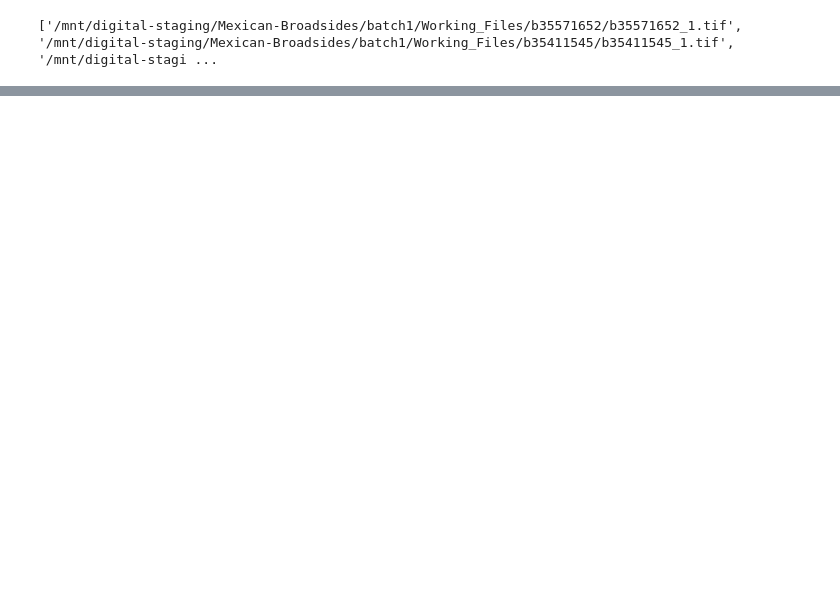
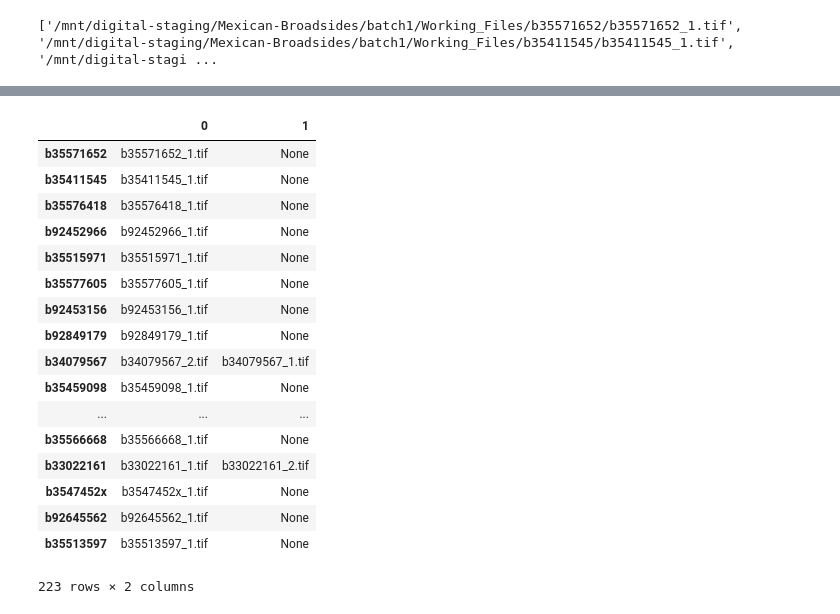
Before and after one commit to remerjohnson/broadsides-exploration, a Jupyter notebook: mexican_broadsides_data_analysis.ipynb, the cells around one changed output, grey strips where cells are left out. Cells and saved outputs as stored; diff of their text form; code cells hidden in the pictures; blank space fills up the shorter version.

```diff
--- a/mexican_broadsides_data_analysis.ipynb
+++ b/mexican_broadsides_data_analysis.ipynb
@@ -133,0 +158,21 @@ print(glob_list[0:25])
+# %%
+df_files
+# %% [output]
+|  | 0 | 1 |
+| b35571652 | b35571652_1.tif | None |
+| b35411545 | b35411545_1.tif | None |
+| b35576418 | b35576418_1.tif | None |
+| b92452966 | b92452966_1.tif | None |
+| b35515971 | b35515971_1.tif | None |
+| b35577605 | b35577605_1.tif | None |
+| b92453156 | b92453156_1.tif | None |
+| b92849179 | b92849179_1.tif | None |
+| b34079567 | b34079567_2.tif | b34079567_1.tif |
+| b35459098 | b35459098_1.tif | None |
+| ... | ... | ... |
+| b35566668 | b35566668_1.tif | None |
+| b33022161 | b33022161_1.tif | b33022161_2.tif |
+| b3547452x | b3547452x_1.tif | None |
+| b92645562 | b92645562_1.tif | None |
+| b35513597 | b35513597_1.tif | None |
+223 rows × 2 columns
```
Also changed, not shown: parts of 17 cells of this notebook, 2 other files.
